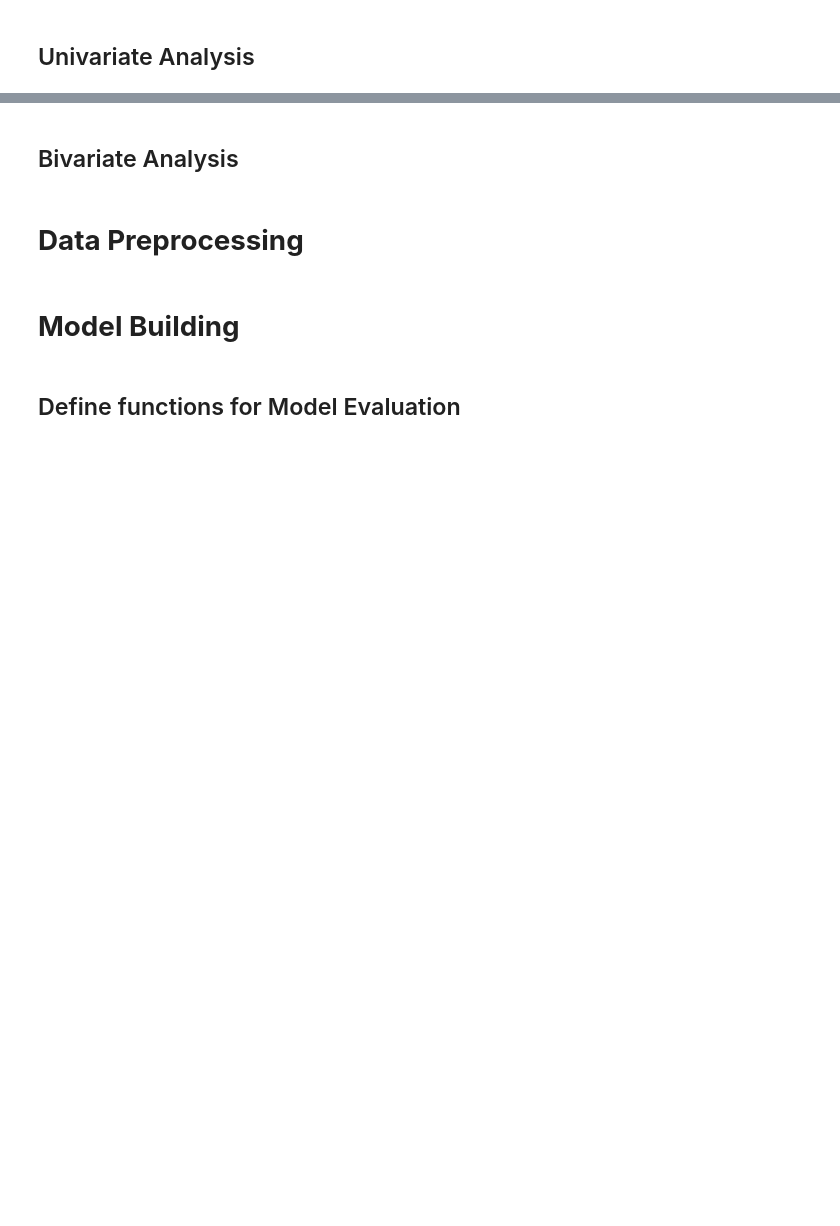
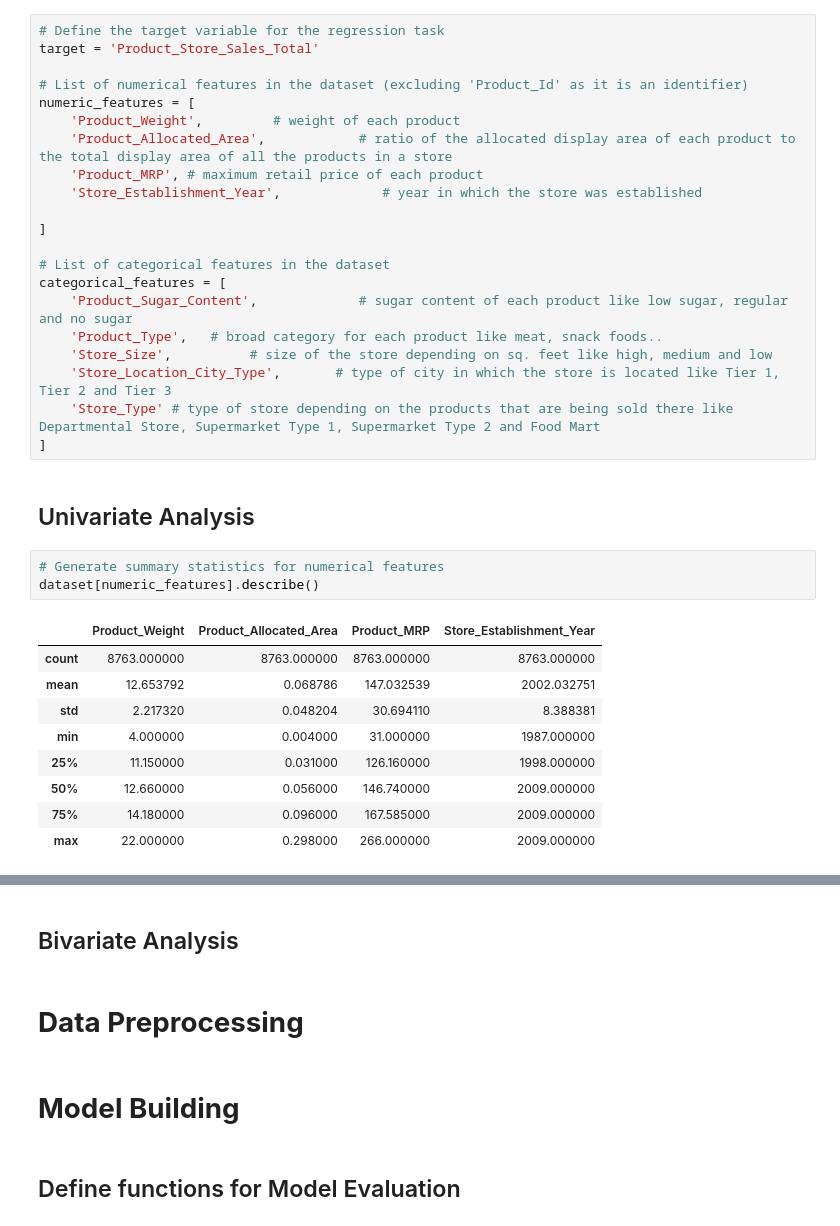
Before and after one commit to uday-d4/UTAI_SuperKArt, a Jupyter notebook: SuperKart_Model_Deployment_Notebook.ipynb, the cells around one changed output, grey strips where cells are left out. Drawn from its saved outputs; the diff is of its cells as text; blank space fills up the shorter version.

```diff
--- a/SuperKart_Model_Deployment_Notebook.ipynb
+++ b/SuperKart_Model_Deployment_Notebook.ipynb
@@ -270,2 +274,36 @@ Name: count, dtype: int64
+# %%
+# Define the target variable for the regression task
+target = 'Product_Store_Sales_Total'
+
+# List of numerical features in the dataset (excluding 'Product_Id' as it is an identifier)
+numeric_features = [
+    'Product_Weight',         # weight of each product
+    'Product_Allocated_Area',            # ratio of the allocated display area of each product to the total display area of all the products in a store
+    'Product_MRP', # maximum retail price of each product
+    'Store_Establishment_Year',             # year in which the store was established
+
+]
+
+# List of categorical features in the dataset
+categorical_features = [
+    'Product_Sugar_Content',             # sugar content of each product like low sugar, regular and no sugar
+    'Product_Type',   # broad category for each product like meat, snack foods..
+    'Store_Size',          # size of the store depending on sq. feet like high, medium and low
+    'Store_Location_City_Type',       # type of city in which the store is located like Tier 1, Tier 2 and Tier 3
+    'Store_Type' # type of store depending on the products that are being sold there like Departmental Store, Supermarket Type 1, Supermarket Type 2 and Food Mart
+]
 # %% [markdown]
 ## Univariate Analysis
+# %%
+# Generate summary statistics for numerical features
+dataset[numeric_features].describe()
+# %% [output]
+|  | Product_Weight | Product_Allocated_Area | Product_MRP | Store_Establishment_Year |
+| count | 8763.000000 | 8763.000000 | 8763.000000 | 8763.000000 |
+| mean | 12.653792 | 0.068786 | 147.032539 | 2002.032751 |
+| std | 2.217320 | 0.048204 | 30.694110 | 8.388381 |
+| min | 4.000000 | 0.004000 | 31.000000 | 1987.000000 |
+| 25% | 11.150000 | 0.031000 | 126.160000 | 1998.000000 |
+| 50% | 12.660000 | 0.056000 | 146.740000 | 2009.000000 |
+| 75% | 14.180000 | 0.096000 | 167.585000 | 2009.000000 |
+| max | 22.000000 | 0.298000 | 266.000000 | 2009.000000 |
```
Also changed, not shown: parts of 3 cells of this notebook.
